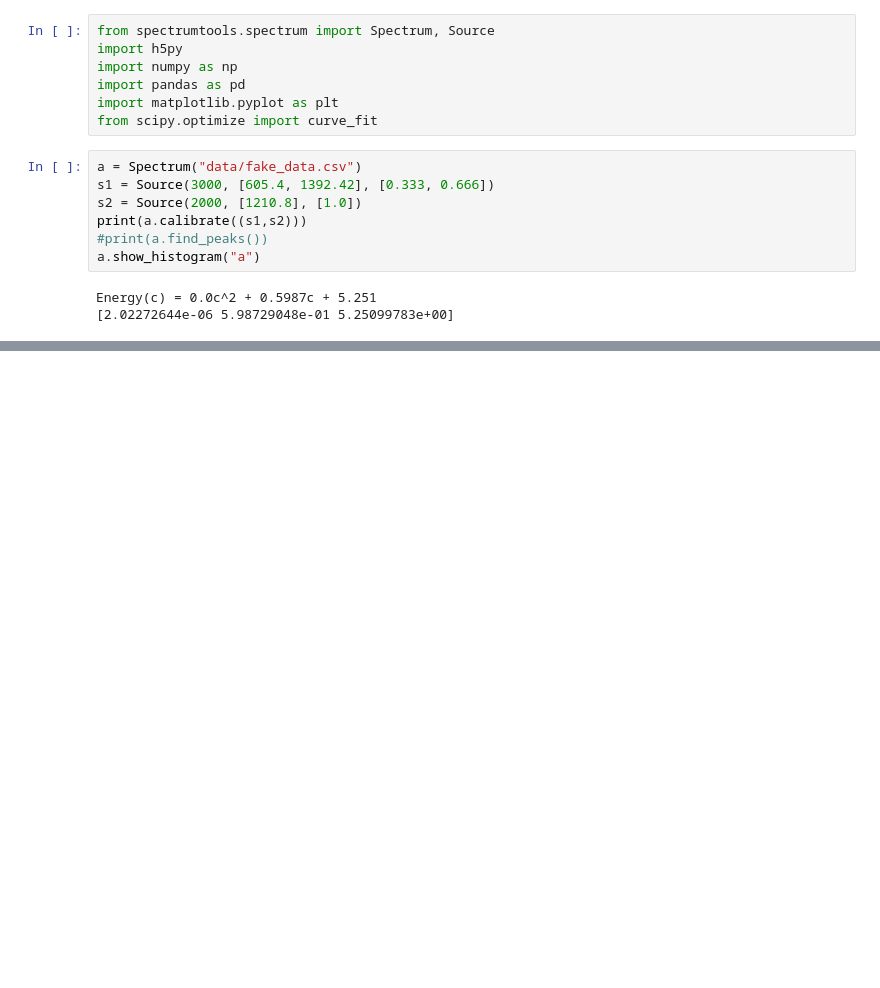
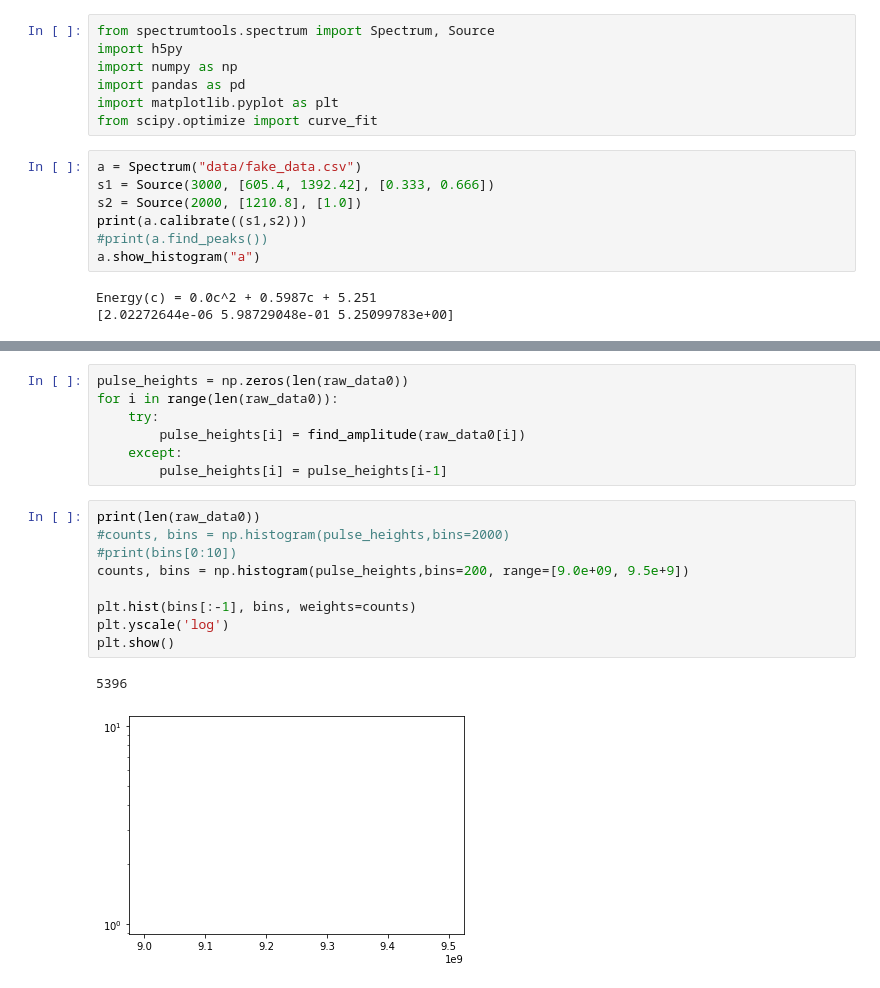
Before and after one commit to iankolaja/ne204lib, a Jupyter notebook: lab1.ipynb, the cells around one changed output, grey strips where cells are left out. Cells and saved outputs as stored; diff of their text form; blank space fills up the shorter version.

```diff
--- a/lab1.ipynb
+++ b/lab1.ipynb
@@ -92,0 +107,19 @@ find_amplitude(raw_data0[1])
+# %%
+pulse_heights = np.zeros(len(raw_data0))
+for i in range(len(raw_data0)):
+    try:
+        pulse_heights[i] = find_amplitude(raw_data0[i])
+    except:
+        pulse_heights[i] = pulse_heights[i-1]
+# %%
+print(len(raw_data0))
+#counts, bins = np.histogram(pulse_heights,bins=2000)
+#print(bins[0:10])
+counts, bins = np.histogram(pulse_heights,bins=200, range=[9.0e+09, 9.5e+9])
+
+plt.hist(bins[:-1], bins, weights=counts)
+plt.yscale('log')
+plt.show()
+# %% [output]
+5396
+[figure, added]
```
Also changed, not shown: parts of 6 cells of this notebook.
